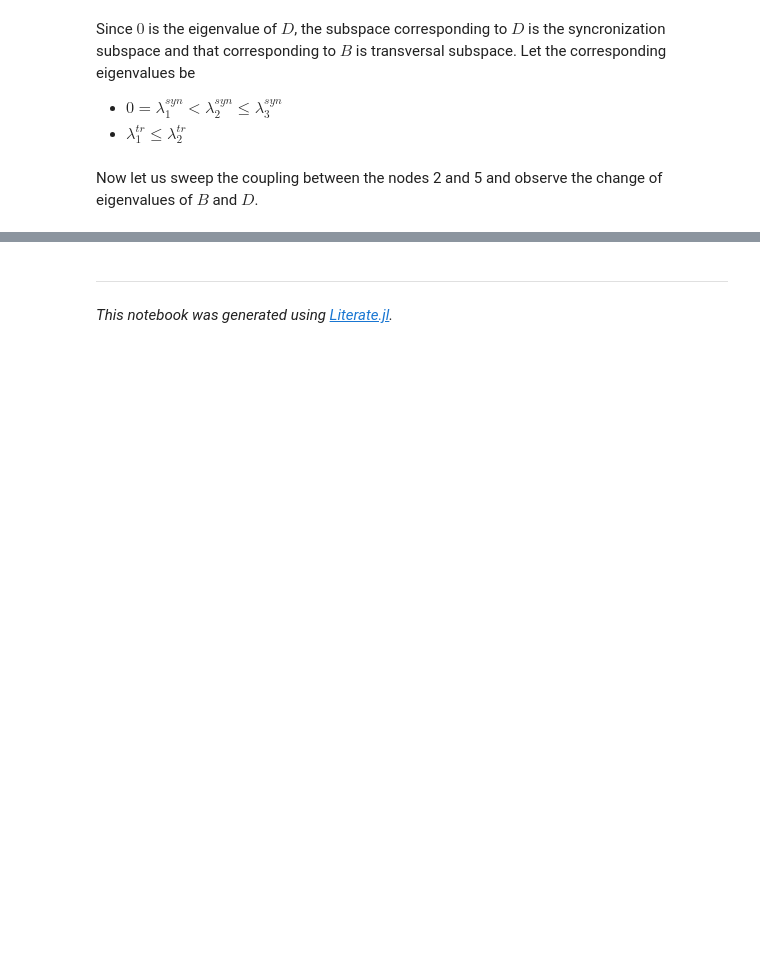
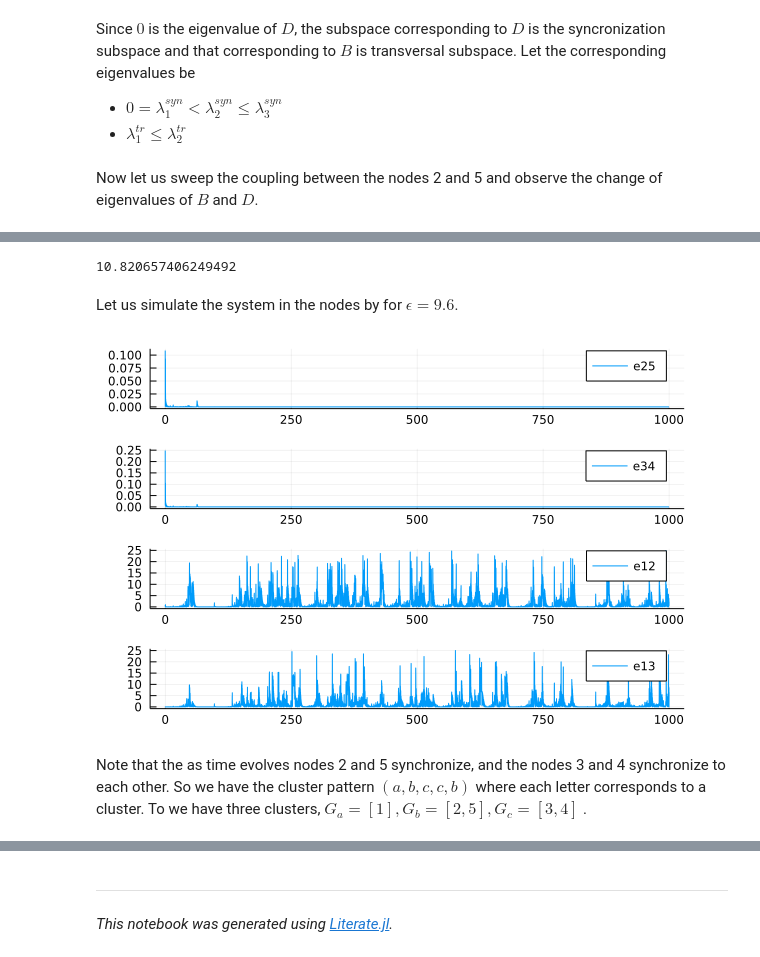
Before and after one commit to zekeriyasari/LyapunovExponents.jl, a Jupyter notebook: example/notebooks/weightsweep.ipynb, the cells around one changed output, grey strips where cells are left out. Saved outputs shown, nothing was run; the diff lists cells and outputs as text; code cells hidden in the pictures; blank space fills up the shorter version.

```diff
--- a/example/notebooks/weightsweep.ipynb
+++ b/example/notebooks/weightsweep.ipynb
@@ -26,7 +26,7 @@ gplot(gr, nodelabel=1:nv(gr), layout = circular_layout)
 # %% [markdown]
 The outer connection matrix of the network is
 # %%
-W = collect(laplacian_matrix(gr)) .|> float
+W = collect(laplacian_matrix(graph)) .|> float
 # %% [output]
 5×5 Matrix{Float64}:
   4.0  -1.0  -1.0  -1.0  -1.0
@@ -175,0 +238,42 @@ WARNING: using Plots.gr in module ##294 conflicts with an existing identifier.
+# %%
+W = collect(laplacian_matrix(graph)) .|> float
+wi = 1.5
+W[2, 5] = W[5, 2] =  -wi
+W[2, 2] -= sum(W[2, :])
+W[5, 5] -= sum(W[5, :])
+Ξ = scale(W)
+G = inv(M) * Ξ * M
+B = G[1 : 2, 1 : 2]
+D = G[3 : 5, 3 : 5]
+λB = eigvals(B)
+λD = eigvals(D)
+λ1tr = λB[1]
+λ2syn = λD[2]
+ϵ1 = threshold / λ1tr
+ϵ2 = threshold / λ2syn
+# %% [output]
+10.820657406249492
+# %% [markdown]
+Let us simulate the system in the nodes by for $ \epsilon = 9.6 $.
+# %%
+ϵ = 9.6
+nodes = [Lorenz(σ = 10, β = 8 / 3, ρ=35) for i in 1 : n]
+net = Network(nodes, -ϵ * Ξ, P)
+sol = solvenet(net, (0., 1000.))
+t, x = sol.t, sol.u
+
+d = dimension(nodes[1])
+getwave(x, i) = getindex.(x, (i - 1) * d + 1)
+
+plt = plot(layout = (4, 1))
+plot!(t, abs.(getwave(x, 2) -  getwave(x, 5)), label="e25", subplot=1)
+plot!(t, abs.(getwave(x, 3) -  getwave(x, 4)), label="e34", subplot=2)
+plot!(t, abs.(getwave(x, 1) -  getwave(x, 2)), label="e12", subplot=3)
+plot!(t, abs.(getwave(x, 1) -  getwave(x, 3)), label="e13", subplot=4)
+plt
+# %% [output]
+[figure, added]
+# %% [markdown]
+Note that the as time evolves nodes 2 and 5 synchronize, and the nodes 3 and 4 synchronize to each other. So we have
+the cluster pattern $(a, b, c, c, b)$ where each letter corresponds to a cluster. To we have three clusters, $ G_a =
+[1], G_b = [2, 5], G_c = [3, 4]$ .
```
Also changed, not shown: parts of 11 cells of this notebook, 4 other files.
